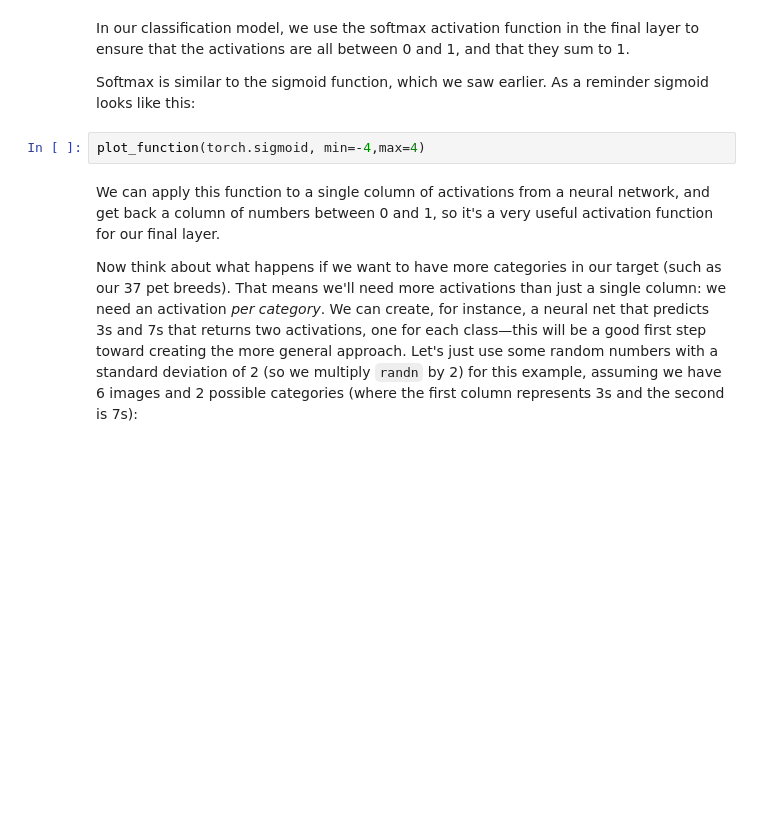
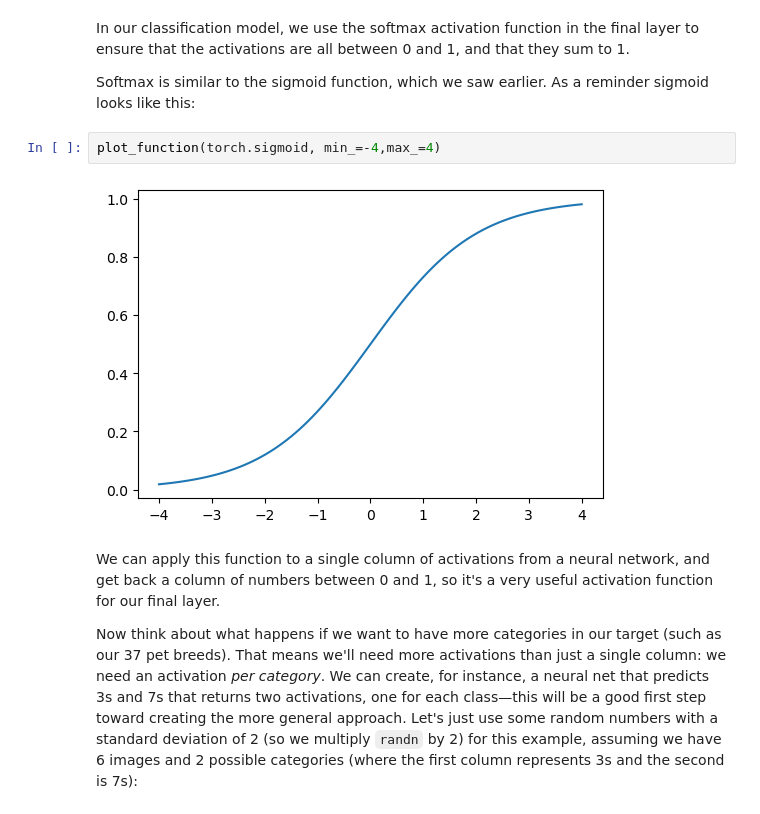
Before and after one commit to tdekelver-bd/Intro-to-DL-BD-2023, a Jupyter notebook: intro-dl-day1-3-going-deeper-pet-breeds.ipynb, the cells around one changed output. Drawn from its saved outputs; the diff is of its cells as text; blank space fills up the shorter version.

```diff
--- a/intro-dl-day1-3-going-deeper-pet-breeds.ipynb
+++ b/intro-dl-day1-3-going-deeper-pet-breeds.ipynb
@@ -273,7 +374,9 @@ In our classification model, we use the softmax activation function in the final
 
 Softmax is similar to the sigmoid function, which we saw earlier. As a reminder sigmoid looks like this:
 # %%
-plot_function(torch.sigmoid, min=-4,max=4)
+plot_function(torch.sigmoid, min_=-4,max_=4)
+# %% [output]
+[figure, added]
 # %% [markdown]
 We can apply this function to a single column of activations from a neural network, and get back a column of numbers between 0 and 1, so it's a very useful activation function for our final layer.
 
```
Also changed, not shown: parts of 52 cells of this notebook.
